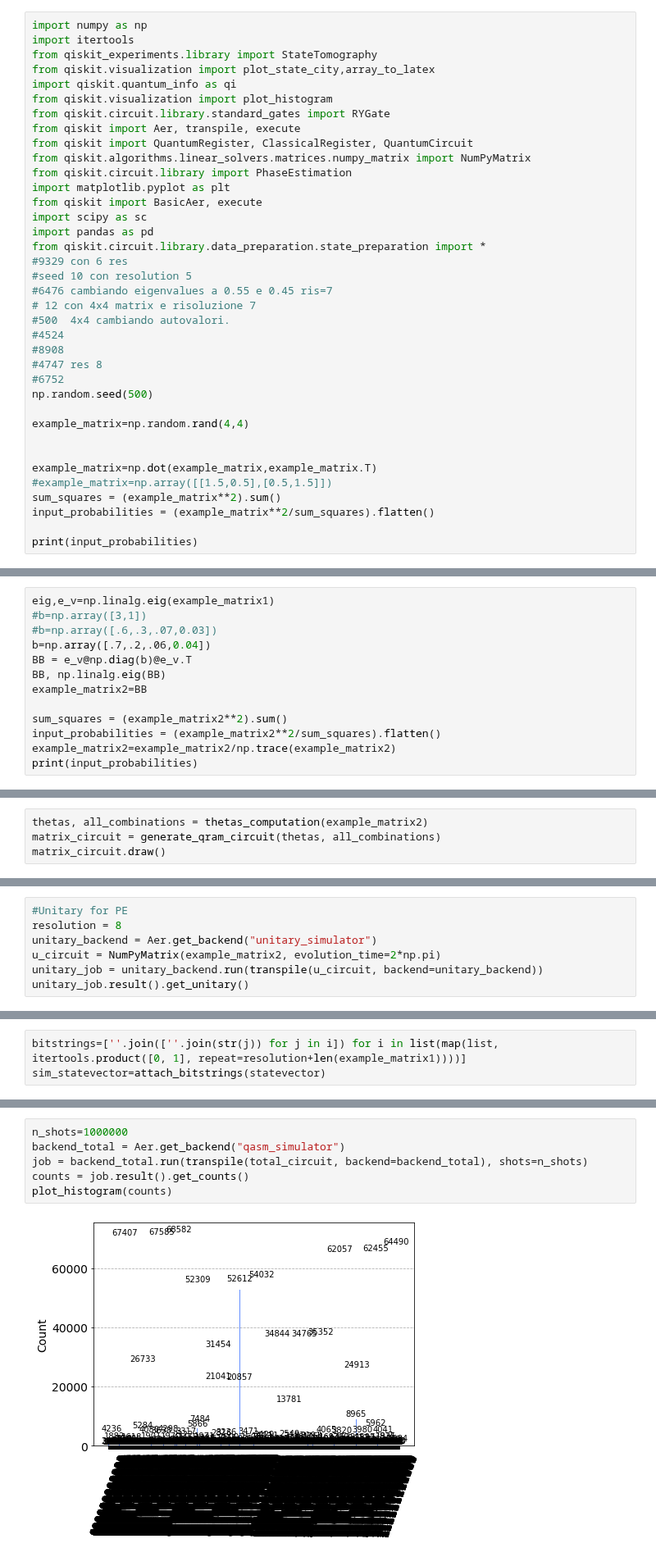
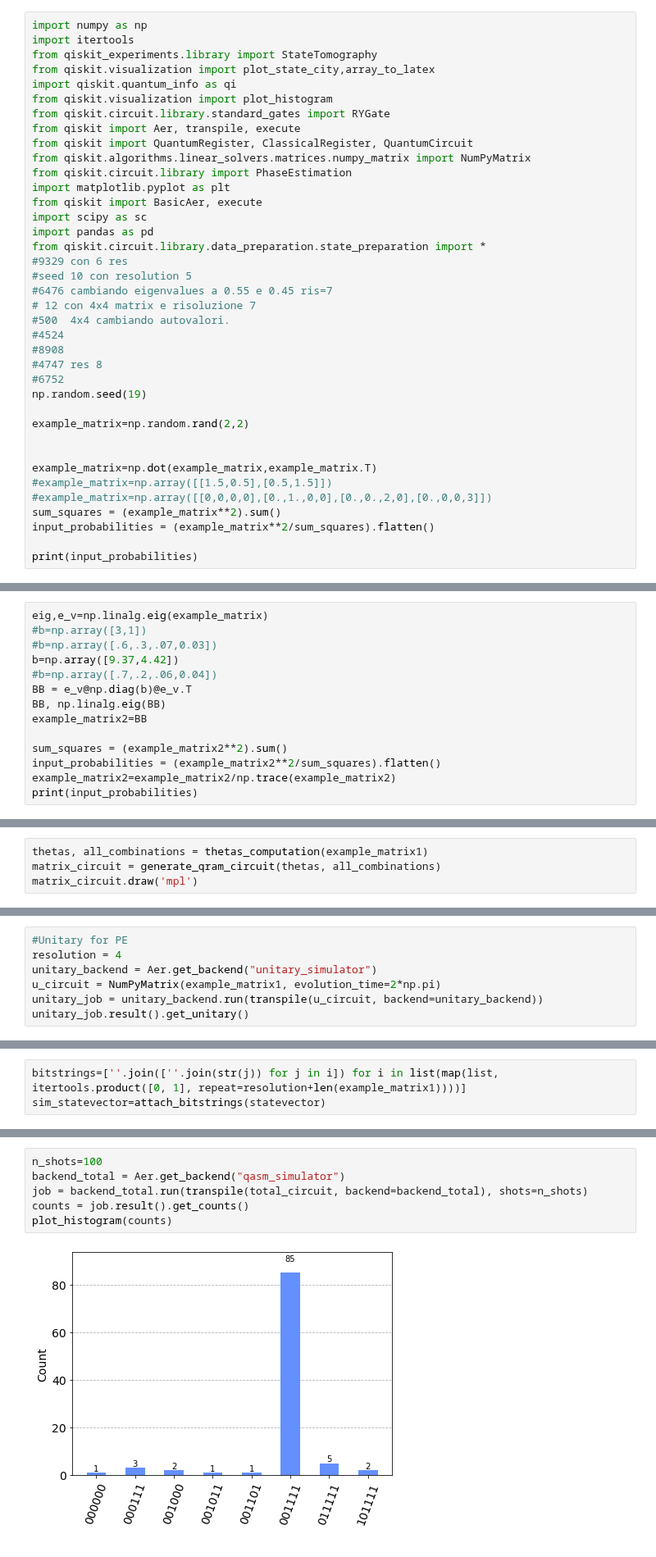
Before and after one commit to PolnareffPark/QuPCA, a Jupyter notebook: new_tomography.ipynb, the cells around one changed output, grey strips where cells are left out. Shown at 82% size. Cells and saved outputs as stored; diff of their text form.

```diff
--- a/new_tomography.ipynb
+++ b/new_tomography.ipynb
@@ -27,13 +27,14 @@ from qiskit.circuit.library.data_preparation.state_preparation import *
 #8908
 #4747 res 8
 #6752
-np.random.seed(500)
+np.random.seed(19)
 
-example_matrix=np.random.rand(4,4)
+example_matrix=np.random.rand(2,2)
 
 
 example_matrix=np.dot(example_matrix,example_matrix.T)
 #example_matrix=np.array([[1.5,0.5],[0.5,1.5]])
+#example_matrix=np.array([[0,0,0,0],[0.,1.,0,0],[0.,0.,2,0],[0.,0,0,3]])
 sum_squares = (example_matrix**2).sum()
 input_probabilities = (example_matrix**2/sum_squares).flatten()
 
@@ -70,8 +61,9 @@ example_matrix1,np.linalg.eig(example_matrix1)
 # %%
-eig,e_v=np.linalg.eig(example_matrix1)
+eig,e_v=np.linalg.eig(example_matrix)
 #b=np.array([3,1])
 #b=np.array([.6,.3,.07,0.03])
-b=np.array([.7,.2,.06,0.04])
+b=np.array([9.37,4.42])
+#b=np.array([.7,.2,.06,0.04])
 BB = e_v@np.diag(b)@e_v.T
 BB, np.linalg.eig(BB)
 example_matrix2=BB
@@ -182,7 +164,7 @@ def generate_qram_circuit(thetas, all_combinations):
             qc.append(c_ry, c_t_qubits)
     return qc
 # %%
-thetas, all_combinations = thetas_computation(example_matrix2)
+thetas, all_combinations = thetas_computation(example_matrix1)
 matrix_circuit = generate_qram_circuit(thetas, all_combinations)
-matrix_circuit.draw()
+matrix_circuit.draw('mpl')
 # %% [output]
@@ -245,8 +188,8 @@ job.result().get_counts()
 # %%
 #Unitary for PE
-resolution = 8
+resolution = 4
 unitary_backend = Aer.get_backend("unitary_simulator")
-u_circuit = NumPyMatrix(example_matrix2, evolution_time=2*np.pi)
+u_circuit = NumPyMatrix(example_matrix1, evolution_time=2*np.pi)
 unitary_job = unitary_backend.run(transpile(u_circuit, backend=unitary_backend))
 unitary_job.result().get_unitary()
 # %% [output]
@@ -316,11 +256,11 @@ total_circuit.draw("mpl")
 # %%
-n_shots=1000000
+n_shots=100
 backend_total = Aer.get_backend("qasm_simulator")
 job = backend_total.run(transpile(total_circuit, backend=backend_total), shots=n_shots)
 counts = job.result().get_counts()
 plot_histogram(counts)
 # %% [output]
-[figure, old version]
+[figure, new version]
 # %%
 for i in counts:
     counts[i]/=n_shots
```
Also changed, not shown: parts of 51 cells of this notebook, 1 other file.
